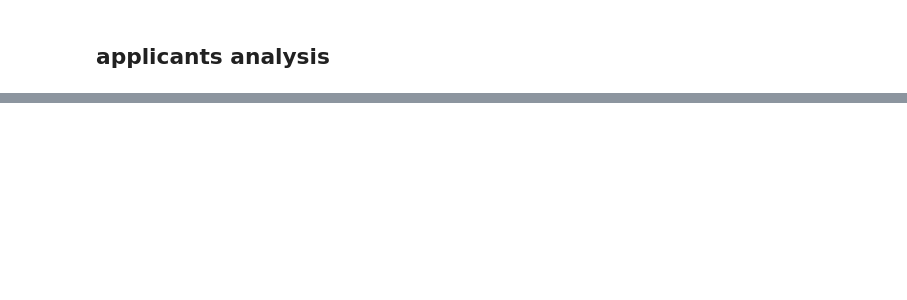
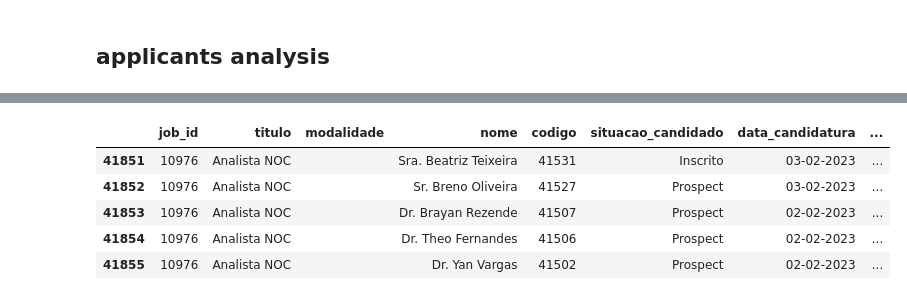
Before and after one commit to ThomSZK/app_5, a Jupyter notebook: exploratory_analysis.ipynb, the cells around one changed output, grey strips where cells are left out. Drawn from its saved outputs; the diff is of its cells as text; code cells hidden in the pictures; blank space fills up the shorter version.

```diff
--- a/exploratory_analysis.ipynb
+++ b/exploratory_analysis.ipynb
@@ -95,0 +403,9 @@ prospects.loc[prospects['job_id'] == '4543']
+# %%
+prospects.loc[prospects['job_id'] == '10976'].head()
+# %% [output]
+|  | job_id | titulo | modalidade | nome | codigo | situacao_candidado | data_candidatura | ... |
+| 41851 | 10976 | Analista NOC |  | Sra. Beatriz Teixeira | 41531 | Inscrito | 03-02-2023 | ... |
+| 41852 | 10976 | Analista NOC |  | Sr. Breno Oliveira | 41527 | Prospect | 03-02-2023 | ... |
+| 41853 | 10976 | Analista NOC |  | Dr. Brayan Rezende | 41507 | Prospect | 02-02-2023 | ... |
+| 41854 | 10976 | Analista NOC |  | Dr. Theo Fernandes | 41506 | Prospect | 02-02-2023 | ... |
+| 41855 | 10976 | Analista NOC |  | Dr. Yan Vargas | 41502 | Prospect | 02-02-2023 | ... |
```
Also changed, not shown: parts of 25 cells of this notebook, 5 other files.
